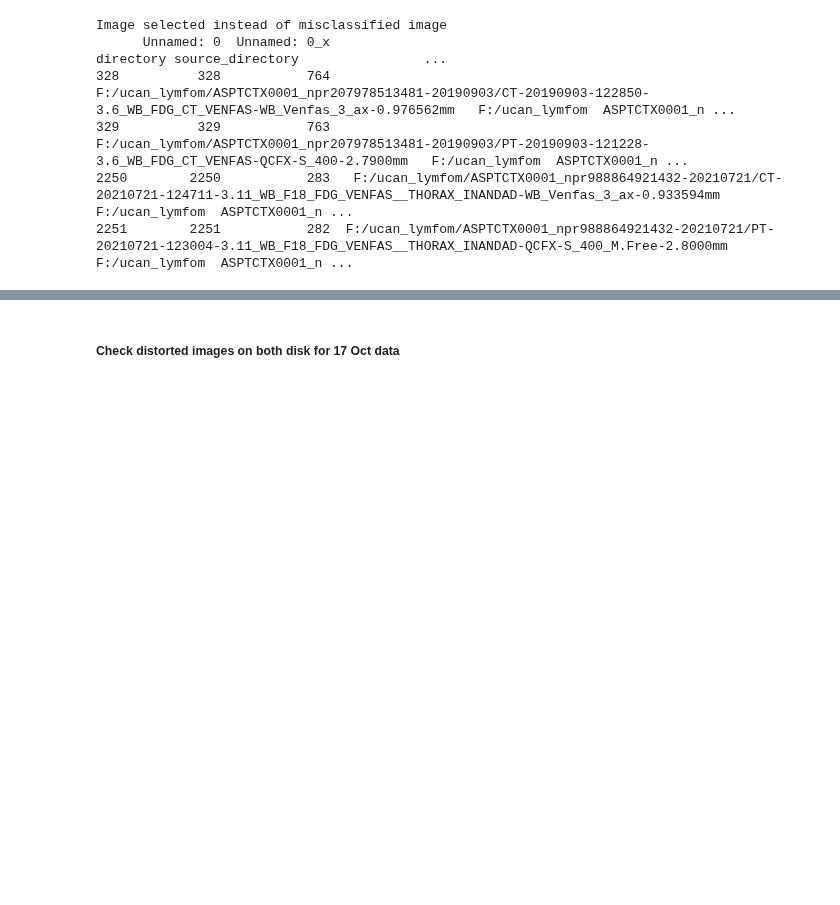
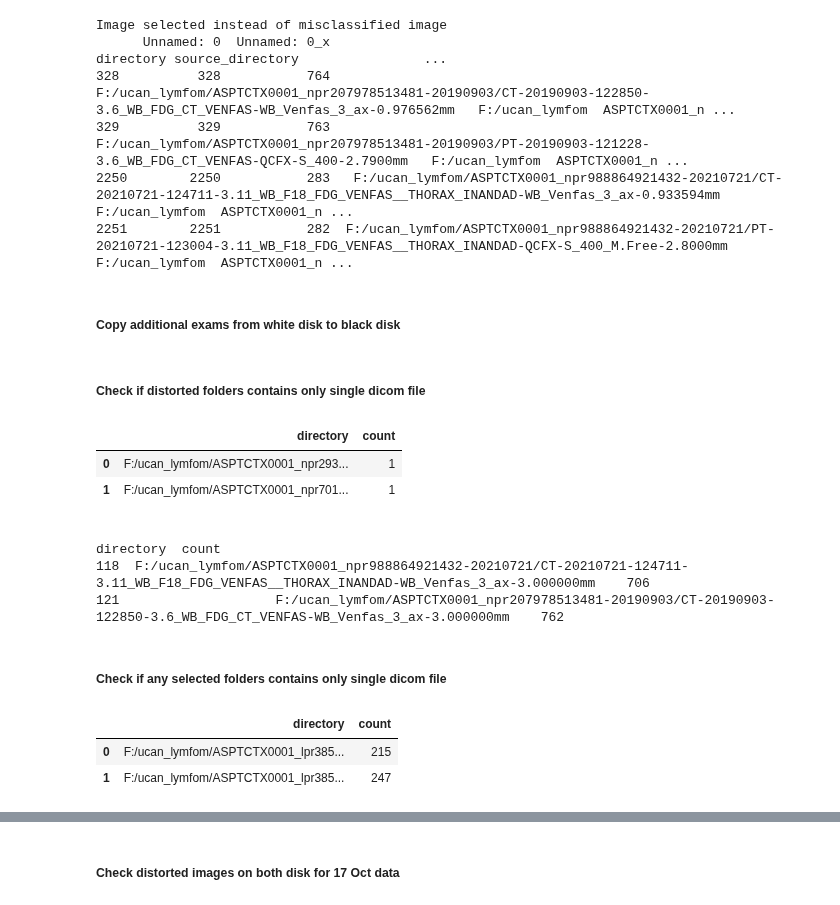
Before and after one commit to NickosKal/UCAN-PET-CT-image-data-handling-pipeline, a Jupyter notebook: Task1_2/testpatientsondisk1and2.ipynb, the cells around one changed output, grey strips where cells are left out. Drawn from its saved outputs; the diff is of its cells as text; code cells hidden in the pictures; blank space fills up the shorter version.

```diff
--- a/Task1_2/testpatientsondisk1and2.ipynb
+++ b/Task1_2/testpatientsondisk1and2.ipynb
@@ -282,3 +329,5 @@ Image selected instead of misclassified image
 329          329           763                           F:/ucan_lymfom/ASPTCTX0001_npr207978513481-20190903/PT-20190903-121228-3.6_WB_FDG_CT_VENFAS-QCFX-S_400-2.7900mm   F:/ucan_lymfom  ASPTCTX0001_n ...
 2250        2250           283   F:/ucan_lymfom/ASPTCTX0001_npr988864921432-20210721/CT-20210721-124711-3.11_WB_F18_FDG_VENFAS__THORAX_INANDAD-WB_Venfas_3_ax-0.933594mm   F:/ucan_lymfom  ASPTCTX0001_n ...
 2251        2251           282  F:/ucan_lymfom/ASPTCTX0001_npr988864921432-20210721/PT-20210721-123004-3.11_WB_F18_FDG_VENFAS__THORAX_INANDAD-QCFX-S_400_M.Free-2.8000mm   F:/ucan_lymfom  ASPTCTX0001_n ...
+# %% [markdown]
+##### Copy additional exams from white disk to black disk
@@ -284,0 +338,30 @@ Image selected instead of misclassified image
+# %% [markdown]
+##### Check if distorted folders contains only single dicom file
+# %%
+countfiles_distorted = {'directory':[],
+                        'count':[]}
+for index, row in distorted_images_bd.iterrows():
+    count = 0
+    # Iterate directory
+    for path in os.listdir(row['directory']):
+        # check if current path is a file
+        if os.path.isfile(os.path.join(row['directory'], path)):
+            count += 1
+    countfiles_distorted['directory'].append(row['directory'])
+    countfiles_distorted['count'].append(count)
+    #print('File count:', count)
+# %%
+countfiles_distorted_df = pd.DataFrame(countfiles_distorted)
+countfiles_distorted_df.head(2)
+# %% [output]
+|  | directory | count |
+| 0 | F:/ucan_lymfom/ASPTCTX0001_npr293... | 1 |
+| 1 | F:/ucan_lymfom/ASPTCTX0001_npr701... | 1 |
+# %%
+display_full(countfiles_distorted_df[countfiles_distorted_df['count'] > 1])
+# %% [output]
+                                                                                                                                   directory  count
+118  F:/ucan_lymfom/ASPTCTX0001_npr988864921432-20210721/CT-20210721-124711-3.11_WB_F18_FDG_VENFAS__THORAX_INANDAD-WB_Venfas_3_ax-3.000000mm    706
+121                    F:/ucan_lymfom/ASPTCTX0001_npr207978513481-20190903/CT-20190903-122850-3.6_WB_FDG_CT_VENFAS-WB_Venfas_3_ax-3.000000mm    762
+# %% [markdown]
+##### Check if any selected folders contains only single dicom file
@@ -284,0 +381,7 @@ Image selected instead of misclassified image
+# %%
+countfiles_selected_df = pd.DataFrame(countfiles_selected)
+countfiles_selected_df.head(2)
+# %% [output]
+|  | directory | count |
+| 0 | F:/ucan_lymfom/ASPTCTX0001_lpr385... | 215 |
+| 1 | F:/ucan_lymfom/ASPTCTX0001_lpr385... | 247 |
```
Also changed, not shown: parts of 33 cells of this notebook, 5 other files.
